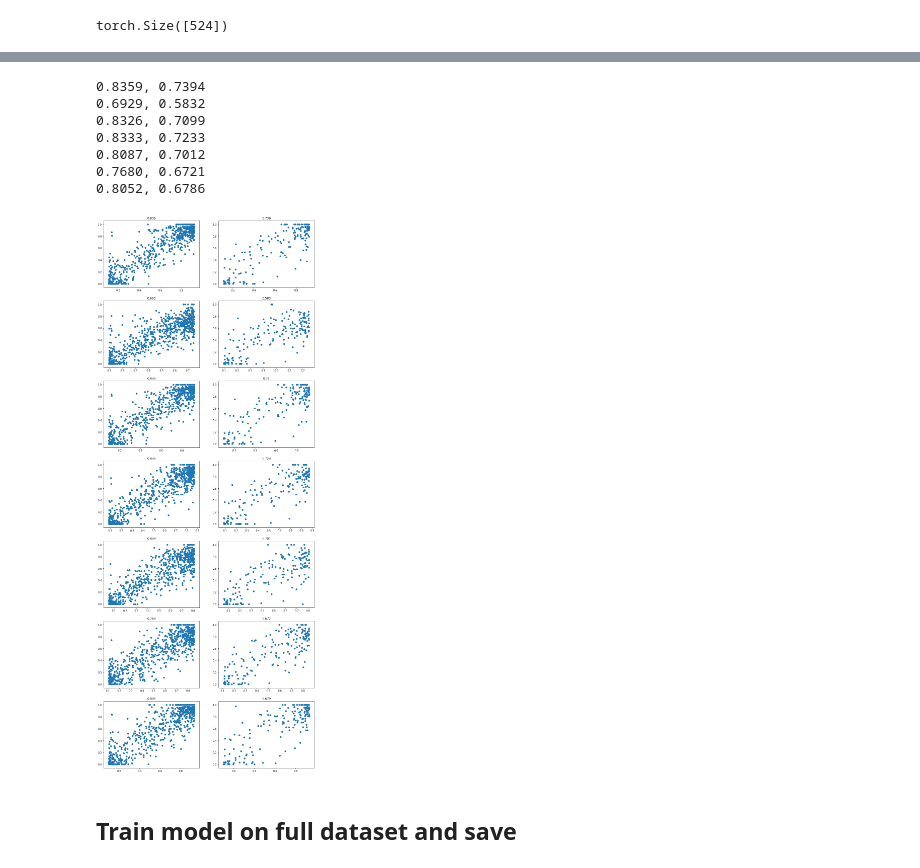
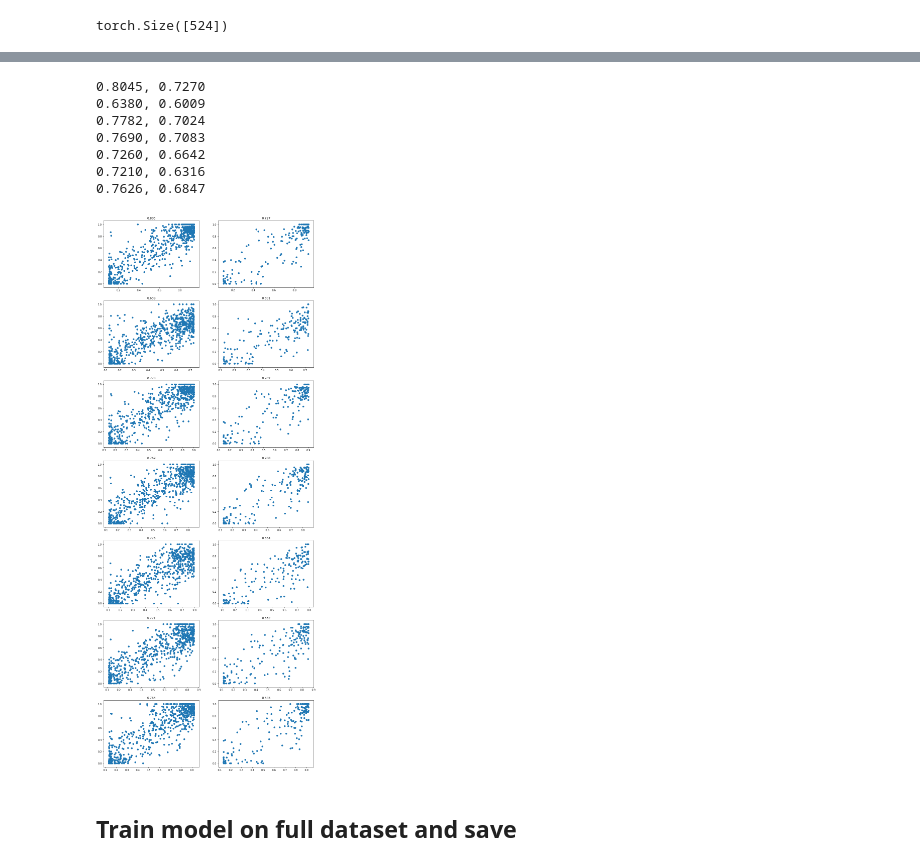
Before and after one commit to kylecshan/xplore_idm, a Jupyter notebook: train_predictor_multiple.ipynb, the cells around one changed output, grey strips where cells are left out. Drawn from its saved outputs; the diff is of its cells as text; code cells hidden in the pictures.

Commit message:
creating final figures

```diff
--- a/train_predictor_multiple.ipynb
+++ b/train_predictor_multiple.ipynb
@@ -56,19 +56,19 @@ HEALTH_FILE = 'data/dhs_gps.csv'
 dimages = TestDataset(DATA_FILE, HEALTH_FILE)
 dimagesloader = torch.utils.data.DataLoader(dimages, batch_size=64, shuffle=False, num_workers=0)
 # %%
-# Apply feature extractor to the dataset
-n = len(dimages)
-extracted_features = torch.zeros(n, n_features+11+1)
-i = 0
-# Iterate over data.
-net.to(device)
-for x, _, z in dimagesloader:
-    x = x.to(device)
-    j = i + x.shape[0]
-    with torch.set_grad_enabled(False):
-        outputs = net(x)
-        extracted_features[i:j, :n_features] = torch.squeeze(outputs).cpu()
-        extracted_features[i:j, n_features:n_features+11] = z[:, 14:25]
-        extracted_features[i:j, n_features+11] = z[:, 3:14].mean(axis=1)
-    i += 64
+# # Apply feature extractor to the dataset
+# n = len(dimages)
+# extracted_features = torch.zeros(n, n_features+11+1)
+# i = 0
+# # Iterate over data.
+# net.to(device)
+# for x, _, z in dimagesloader:
+#     x = x.to(device)
+#     j = i + x.shape[0]
+#     with torch.set_grad_enabled(False):
+#         outputs = net(x)
+#         extracted_features[i:j, :n_features] = torch.squeeze(outputs).cpu()
+#         extracted_features[i:j, n_features:n_features+11] = z[:, 14:25]
+#         extracted_features[i:j, n_features+11] = z[:, 3:14].mean(axis=1)
+#     i += 64
 # %%
@@ -210,35 +208,35 @@ Epoch 500/500: Training loss: 0.4870; Test loss: 0.5056
 # %%
 from sklearn.metrics import r2_score
 import matplotlib.pyplot as plt
 
 with torch.no_grad():
     split = [dtrain.indices, dtest.indices]
     tensor_inputs = [extracted_features[x, :n_features].to(device) for x in split]
     weights = [extracted_features[x, n_features+11] for x in split]
 
     targets = [extracted_features[x, :].numpy() for x in split]
     targets = [x[:, idx_vac] for x in targets]
     preds = [torch.sigmoid(predictor(x)).cpu().numpy() for x in tensor_inputs]
 
 f, axs = plt.subplots(len(vaccs), 2, figsize=(15,40))
 for i in range(len(vaccs)):
-    r2s = [r2_score(y[:,i], pred[:,i], sample_weight=wt)
-           for y, pred, wt in zip(targets, preds, weights)]
-#     r2s = [r2_score(y[:,i], pred[:,i]) for y, pred in zip(targets, preds)]
+#     r2s = [r2_score(y[:,i], pred[:,i], sample_weight=wt)
+#            for y, pred, wt in zip(targets, preds, weights)]
+    r2s = [r2_score(y[:,i], pred[:,i]) for y, pred in zip(targets, preds)]
     axs[i,0].scatter(preds[0][:,i], targets[0][:,i])
     axs[i,0].set_title(np.round(r2s[0],3))
     axs[i,1].scatter(preds[1][:,i], targets[1][:,i])
     axs[i,1].set_title(np.round(r2s[1],3))
     print('%.4f, %.4f' % (r2s[0], r2s[1]))
 # %% [output]
-0.8359, 0.7394
-0.6929, 0.5832
-0.8326, 0.7099
-0.8333, 0.7233
-0.8087, 0.7012
-0.7680, 0.6721
-0.8052, 0.6786
+0.8045, 0.7270
+0.6380, 0.6009
+0.7782, 0.7024
+0.7690, 0.7083
+0.7260, 0.6642
+0.7210, 0.6316
+0.7626, 0.6847
-[figure, old version]
+[figure, new version]
 # %% [markdown]
 ## Train model on full dataset and save
 # %%
```
Also changed, not shown: parts of 5 cells of this notebook, 14 other files.
